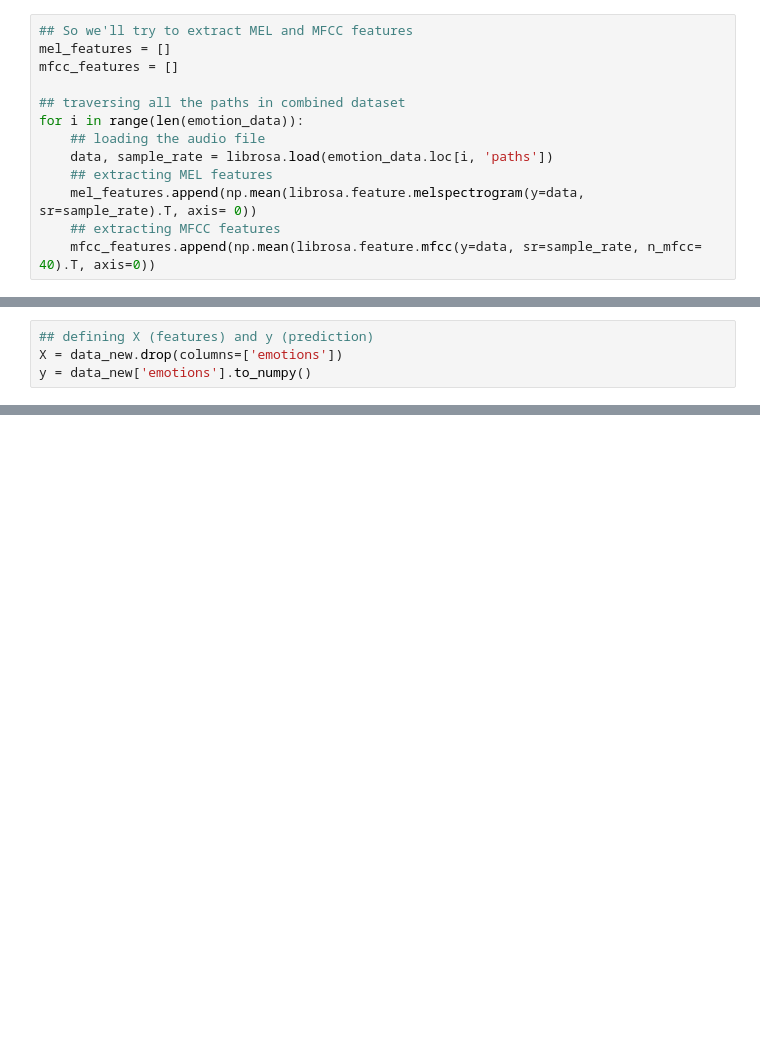
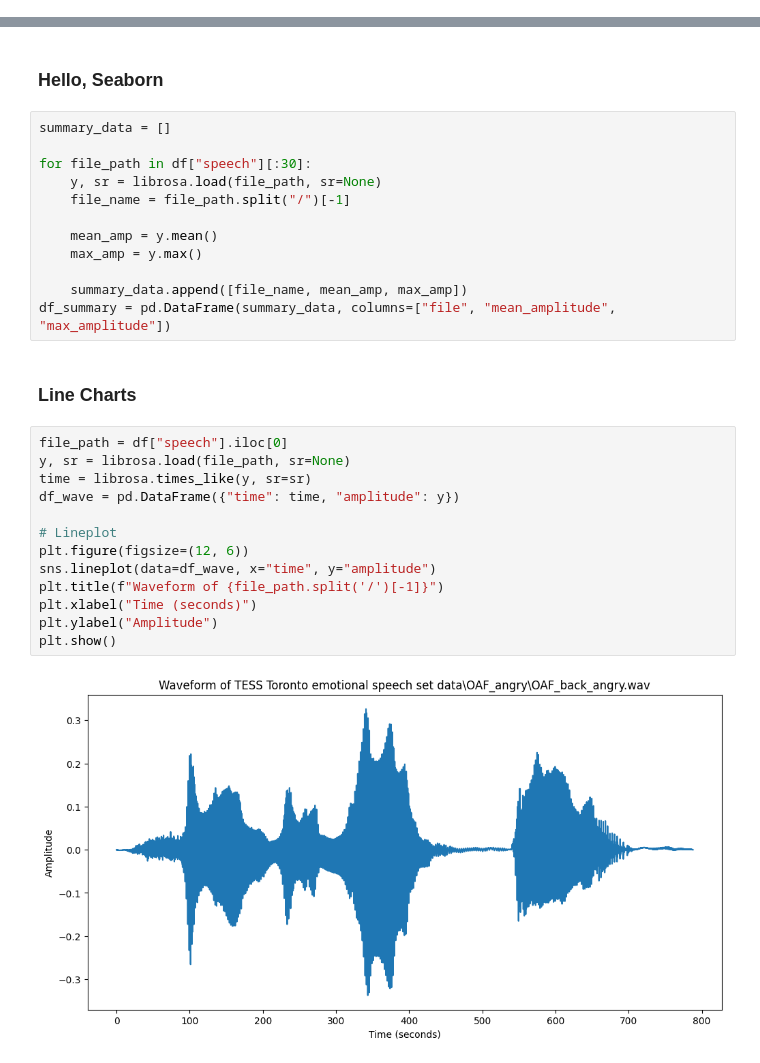
Before and after one commit to DevaduttM/Mini-Project, a Jupyter notebook: backend/speech_model_training.ipynb, the cells around one changed output, grey strips where cells are left out. Saved outputs shown, nothing was run; the diff lists cells and outputs as text; blank space fills up the shorter version.

Commit message:
speech model

```diff
--- a/backend/speech_model_training.ipynb
+++ b/backend/speech_model_training.ipynb
@@ -199,13 +0,0 @@ ipd.Audio(data, rate=sampling_rate)
-# %%
-## So we'll try to extract MEL and MFCC features
-mel_features = []
-mfcc_features = []
-
-## traversing all the paths in combined dataset
-for i in range(len(emotion_data)):
-    ## loading the audio file
-    data, sample_rate = librosa.load(emotion_data.loc[i, 'paths'])
-    ## extracting MEL features
-    mel_features.append(np.mean(librosa.feature.melspectrogram(y=data, sr=sample_rate).T, axis= 0))
-    ## extracting MFCC features
-    mfcc_features.append(np.mean(librosa.feature.mfcc(y=data, sr=sample_rate, n_mfcc= 40).T, axis=0))
@@ -236,4 +0,0 @@ data_new.head()
-# %%
-## defining X (features) and y (prediction)
-X = data_new.drop(columns=['emotions'])
-y = data_new['emotions'].to_numpy()
@@ -437,0 +53,31 @@ plt.show()
+# %% [markdown]
+### Hello, Seaborn
+# %%
+summary_data = []
+
+for file_path in df["speech"][:30]:
+    y, sr = librosa.load(file_path, sr=None)
+    file_name = file_path.split("/")[-1]
+
+    mean_amp = y.mean()
+    max_amp = y.max()
+
+    summary_data.append([file_name, mean_amp, max_amp])
+df_summary = pd.DataFrame(summary_data, columns=["file", "mean_amplitude", "max_amplitude"])
+# %% [markdown]
+### Line Charts
+# %%
+file_path = df["speech"].iloc[0]
+y, sr = librosa.load(file_path, sr=None)
+time = librosa.times_like(y, sr=sr)
+df_wave = pd.DataFrame({"time": time, "amplitude": y})
+
+# Lineplot
+plt.figure(figsize=(12, 6))
+sns.lineplot(data=df_wave, x="time", y="amplitude")
+plt.title(f"Waveform of {file_path.split('/')[-1]}")
+plt.xlabel("Time (seconds)")
+plt.ylabel("Amplitude")
+plt.show()
+# %% [output]
+[figure, added]
```
Also changed, not shown: parts of 82 cells of this notebook, 2 other files.
